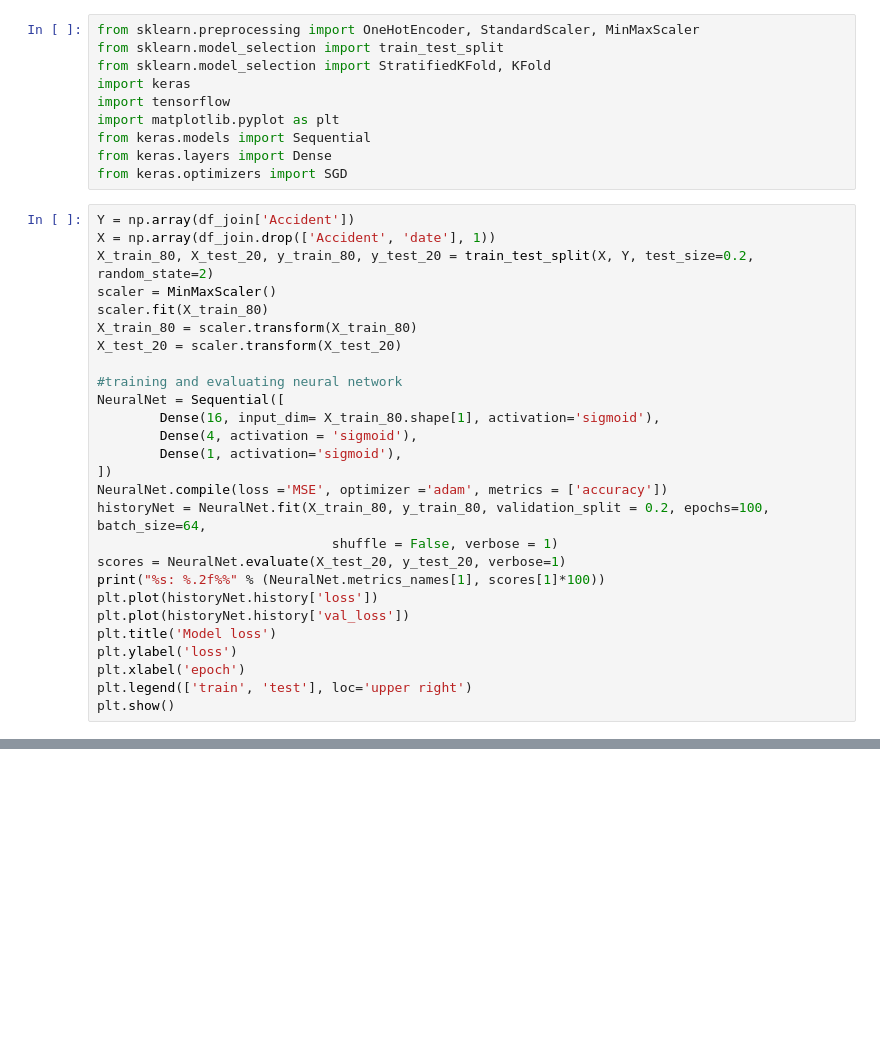
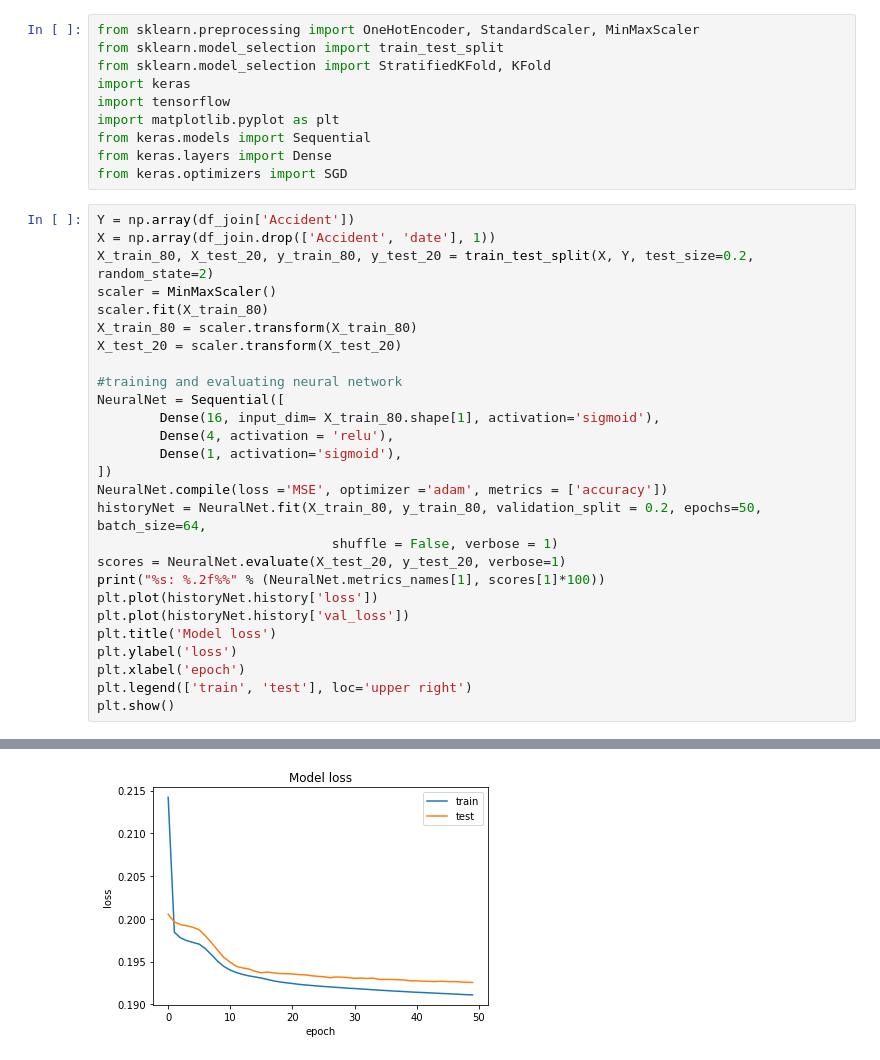
Before and after one commit to Antonio-226/Big-Data-Analytics-Group-Project, a Jupyter notebook: Join datasets.ipynb, the cells around one changed output, grey strips where cells are left out. Drawn from its saved outputs; the diff is of its cells as text; blank space fills up the shorter version.

```diff
--- a/Join datasets.ipynb
+++ b/Join datasets.ipynb
@@ -290,11 +350,11 @@ X_test_20 = scaler.transform(X_test_20)
 #training and evaluating neural network
 NeuralNet = Sequential([
         Dense(16, input_dim= X_train_80.shape[1], activation='sigmoid'),
-        Dense(4, activation = 'sigmoid'),
+        Dense(4, activation = 'relu'),
         Dense(1, activation='sigmoid'),
 ])
 NeuralNet.compile(loss ='MSE', optimizer ='adam', metrics = ['accuracy'])
-historyNet = NeuralNet.fit(X_train_80, y_train_80, validation_split = 0.2, epochs=100, batch_size=64,
+historyNet = NeuralNet.fit(X_train_80, y_train_80, validation_split = 0.2, epochs=50, batch_size=64,
                               shuffle = False, verbose = 1)
 scores = NeuralNet.evaluate(X_test_20, y_test_20, verbose=1)
 print("%s: %.2f%%" % (NeuralNet.metrics_names[1], scores[1]*100))
@@ -305,3 +365,4 @@ plt.ylabel('loss')
 plt.xlabel('epoch')
 plt.legend(['train', 'test'], loc='upper right')
 plt.show()
+# %% [output]
@@ -307,0 +386 @@ plt.show()
+[figure, added]
```
Also changed, not shown: parts of 7 cells of this notebook.
